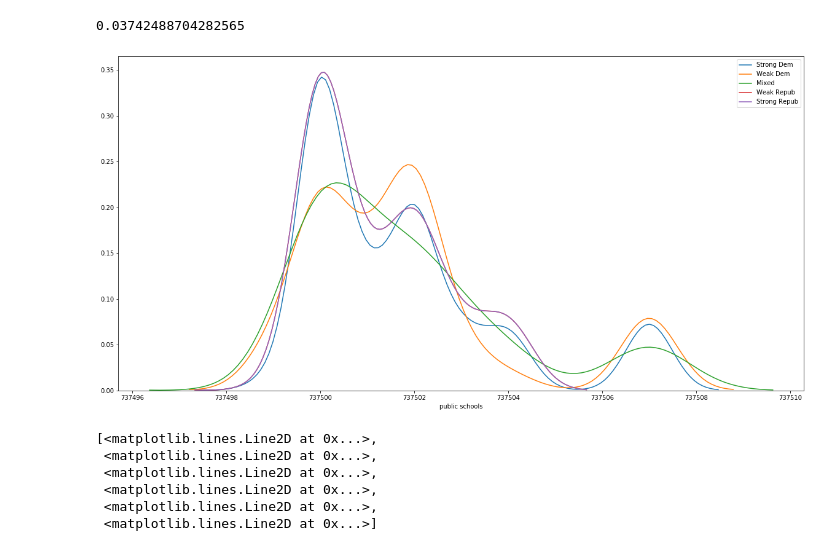
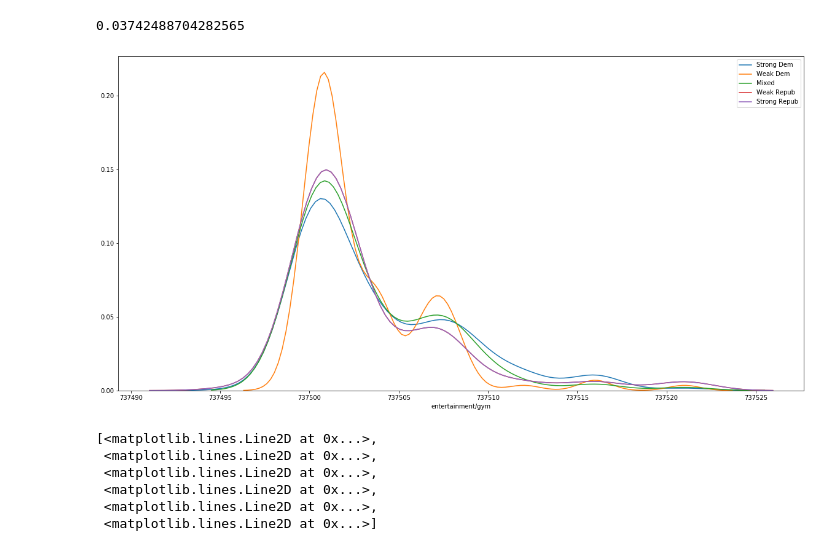
Before and after one commit to joshuaiokua/data100_final-project, a Jupyter notebook: Josh_notebook.ipynb, the cells around one changed output. Cells and saved outputs as stored; diff of their text form; code cells hidden in the pictures.

```diff
--- a/Josh_notebook.ipynb
+++ b/Josh_notebook.ipynb
@@ -155,16 +167,16 @@ model.score(o.iloc[:, :-1], o.iloc[:, -1])
 0.03742488704282565
 # %%
 plt.figure(figsize=(20,10))
-col = 3
+col = 5
 
 sns.distplot(o[o['Total'] == 0].iloc[:,col], hist=False, label='Strong Dem')
 sns.distplot(o[o['Total'] == 1].iloc[:,col], hist=False, label='Weak Dem')
 sns.distplot(o[o['Total'] == 2].iloc[:,col], hist=False, label='Mixed')
 sns.distplot(o[o['Total'] == 3].iloc[:,col], hist=False, label='Weak Repub')
 sns.distplot(o[o['Total'] == 3].iloc[:,col], hist=False, label='Strong Repub')
 plt.legend();
 # %% [output]
-[figure, old version]
+[figure, new version]
 # %%
 #o = o[(o['Total'] == 5) | (o['Total'] == 0)]
 plt.plot(o.iloc[:, :-1], o.iloc[:, -1], 'o', alpha=.1)
```
Also changed, not shown: parts of 2 cells of this notebook.
